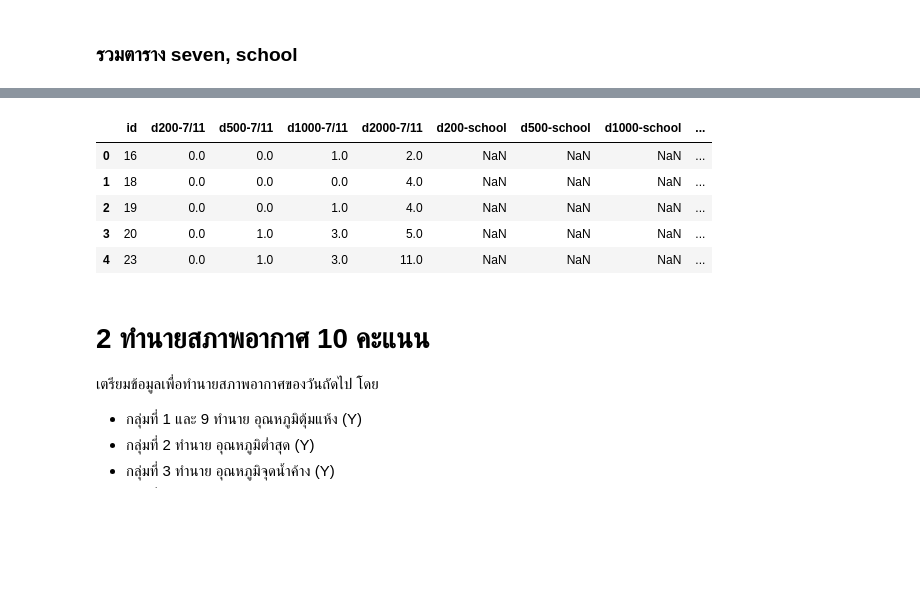
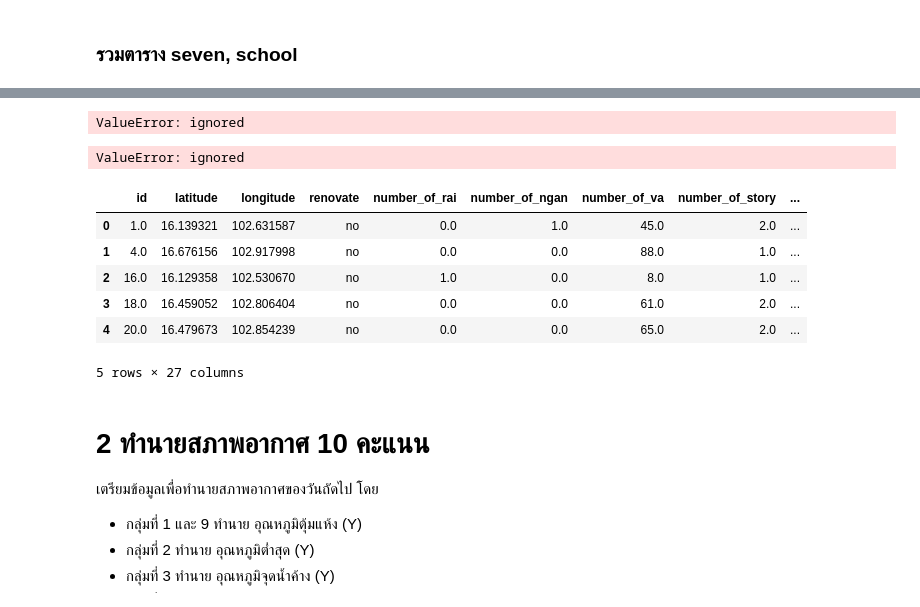
Before and after one commit to nannthd/bsc_dpdm22, a Jupyter notebook: midterm_dpdm22.ipynb, the cells around one changed output, grey strips where cells are left out. Saved outputs shown, nothing was run; the diff lists cells and outputs as text; code cells hidden in the pictures; blank space fills up the shorter version.

```diff
--- a/midterm_dpdm22.ipynb
+++ b/midterm_dpdm22.ipynb
@@ -350,0 +375,3 @@ school_table.shape
+# %%
+select_est1 = est1[['ID','ประเมินราคาซื้อ-ขาย','ราคาทรัพย์']]
+select_est1.head()
@@ -350,0 +385,2 @@ school_table.shape
+# %%
+select_est1.rename(columns = {'ประเมินราคาซื้อ-ขาย':'estimator','ราคาทรัพย์':'score'}, inplace = True)
@@ -350,0 +398,4 @@ school_table.shape
+# %%
+# รวมตาราง home, select_est1
+home_select_est1 = home.merge(select_est1, left_on='id', right_on='ID')
+home_select_est1.head()
@@ -351,13 +409,26 @@ school_table.shape
+# %%
+home_select_est1['id'] = home_select_est1['id'].astype(str)
+final_table = home_select_est1.merge(seven_school, left_on='id', right_on='id')
+# %% [output]
+ValueError: ignored
+# %%
+# รวมตาราง home_select_est1, seven_school
+final_table = home_select_est1.merge(seven_school, left_on='id', right_on='id')
+final_table.head()
+# %% [output]
+ValueError: ignored
 # %%
-seven_school = pd.concat([seven_table, school_table],ignore_index=True,sort=False)
-seven_school.head()
+# รวมตาราง home, seven_school
+final_table = pd.concat([home_select_est1, seven_school],ignore_index=True,sort=False)
+final_table.head()
 # %% [output]
-|  | id | d200-7/11 | d500-7/11 | d1000-7/11 | d2000-7/11 | d200-school | d500-school | d1000-school | ... |
-| 0 | 16 | 0.0 | 0.0 | 1.0 | 2.0 | NaN | NaN | NaN | ... |
-| 1 | 18 | 0.0 | 0.0 | 0.0 | 4.0 | NaN | NaN | NaN | ... |
-| 2 | 19 | 0.0 | 0.0 | 1.0 | 4.0 | NaN | NaN | NaN | ... |
-| 3 | 20 | 0.0 | 1.0 | 3.0 | 5.0 | NaN | NaN | NaN | ... |
-| 4 | 23 | 0.0 | 1.0 | 3.0 | 11.0 | NaN | NaN | NaN | ... |
+|  | id | latitude | longitude | renovate | number_of_rai | number_of_ngan | number_of_va | number_of_story | ... |
+| 0 | 1.0 | 16.139321 | 102.631587 | no | 0.0 | 1.0 | 45.0 | 2.0 | ... |
+| 1 | 4.0 | 16.676156 | 102.917998 | no | 0.0 | 0.0 | 88.0 | 1.0 | ... |
+| 2 | 16.0 | 16.129358 | 102.530670 | no | 1.0 | 0.0 | 8.0 | 1.0 | ... |
+| 3 | 18.0 | 16.459052 | 102.806404 | no | 0.0 | 0.0 | 61.0 | 2.0 | ... |
+| 4 | 20.0 | 16.479673 | 102.854239 | no | 0.0 | 0.0 | 65.0 | 2.0 | ... |
+5 rows × 27 columns
 # %% [markdown]
 # 2 ทำนายสภาพอากาศ 10 คะแนน
 เตรียมข้อมูลเพื่อทำนายสภาพอากาศของวันถัดไป โดย
```
Also changed, not shown: parts of 24 cells of this notebook.
